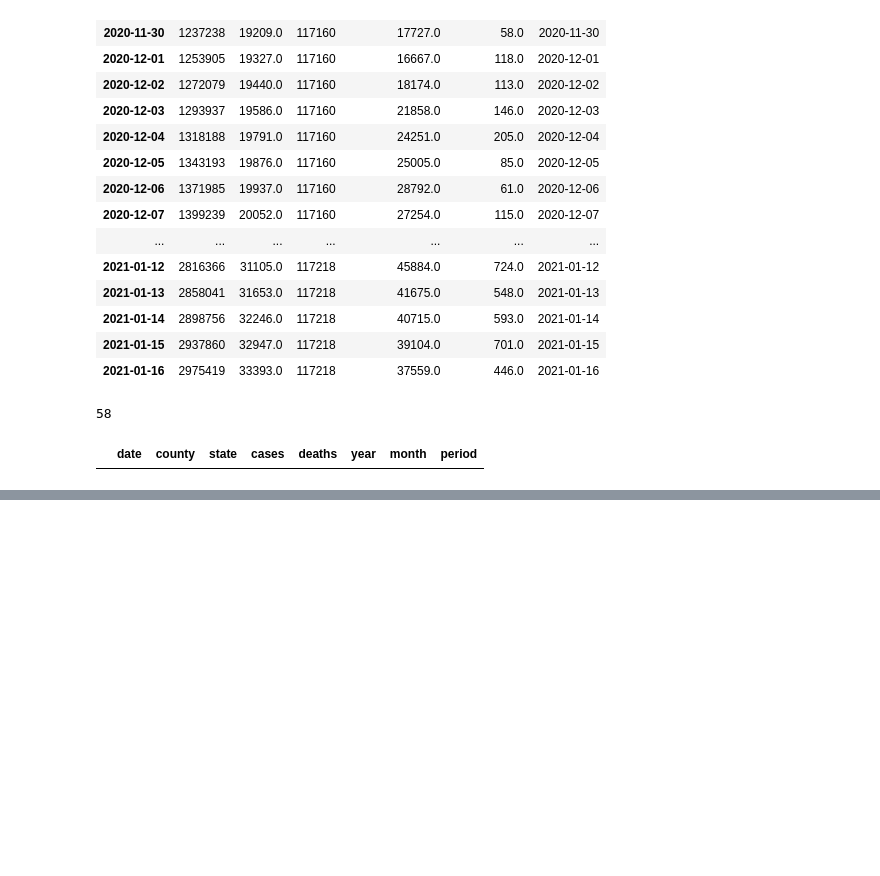
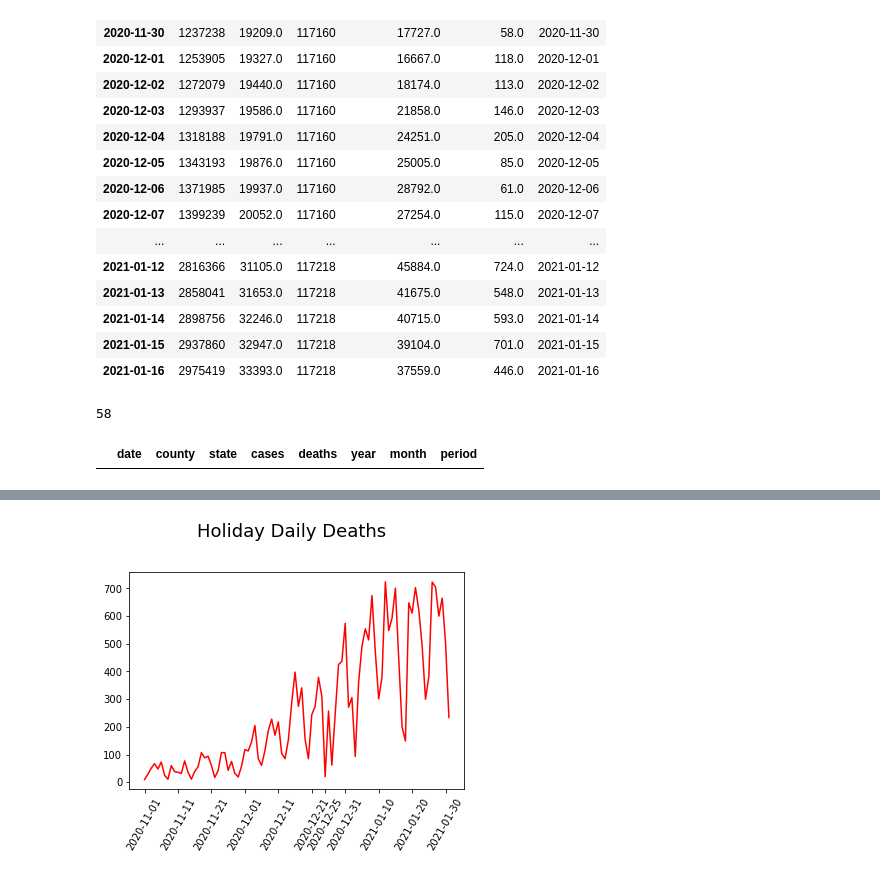
Before and after one commit to KellyStave/Project-1-, a Jupyter notebook: Project_1_covid_timeline.ipynb, the cells around one changed output, grey strips where cells are left out. Cells and saved outputs as stored; diff of their text form; code cells hidden in the pictures; blank space fills up the shorter version.

```diff
--- a/Project_1_covid_timeline.ipynb
+++ b/Project_1_covid_timeline.ipynb
@@ -345,5 +365,7 @@ len(holiday_data)
 holiday_dates=holiday_data["dates"]
 holiday_cases=holiday_data["cases"]
 holiday_new_cases=holiday_data["new daily cases"]
+# %%
+holiday_daily_deaths=holiday_data["daily deaths"]
 # %%
 holiday_data
@@ -353,0 +395,12 @@ plt.xlabel("dates")
+# %%
+
+
+plt.plot(holiday_dates, holiday_daily_deaths, color="red")
+plt.suptitle("Holiday Daily Deaths",y=1.05, fontsize=18)
+plt.xticks([0,10,20,30,40,50,54,60,70,80,90],rotation=60)
+plt.savefig("images/holiday_daily_deaths.png")
+
+
+plt.show()
+# %% [output]
+[figure, added]
```
Also changed, not shown: parts of 11 cells of this notebook, 6 other files.
